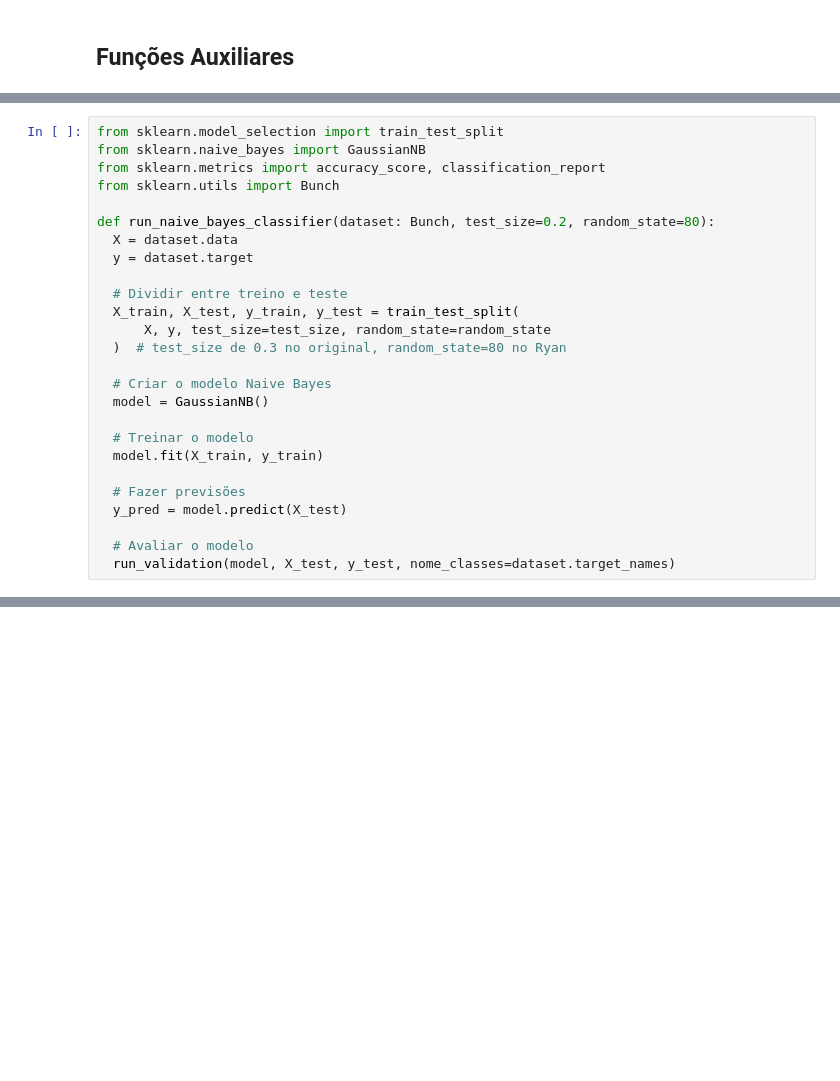
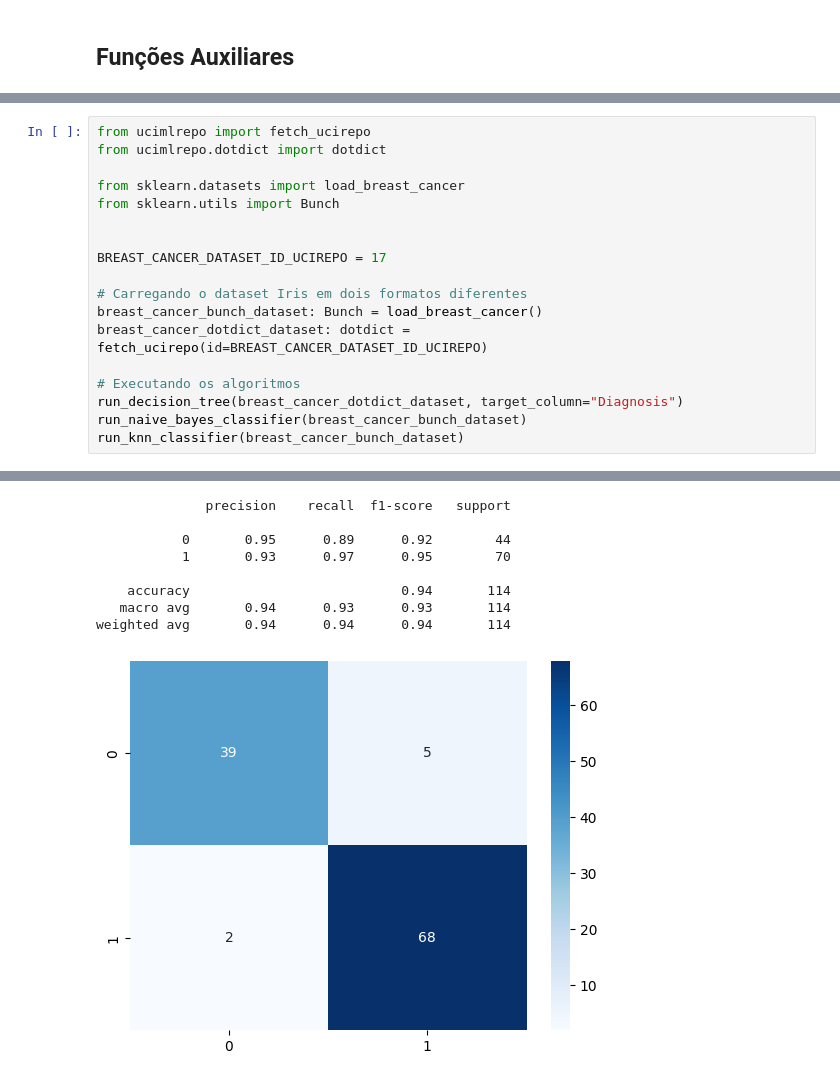
Before and after one commit to msruan/tec_2025.1, a Jupyter notebook: tbfinal_arvores.ipynb, the cells around one changed output, grey strips where cells are left out. Cells and saved outputs as stored; diff of their text form; blank space fills up the shorter version.

```diff
--- a/tbfinal_arvores.ipynb
+++ b/tbfinal_arvores.ipynb
@@ -200,26 +263,0 @@ Agora vamos utilizar para as mesmas bases de dados o algoritmo NaiveBayes
-# %%
-from sklearn.model_selection import train_test_split
-from sklearn.naive_bayes import GaussianNB
-from sklearn.metrics import accuracy_score, classification_report
-from sklearn.utils import Bunch
-
-def run_naive_bayes_classifier(dataset: Bunch, test_size=0.2, random_state=80):
-  X = dataset.data
-  y = dataset.target
-
-  # Dividir entre treino e teste
-  X_train, X_test, y_train, y_test = train_test_split(
-      X, y, test_size=test_size, random_state=random_state
-  )  # test_size de 0.3 no original, random_state=80 no Ryan
-
-  # Criar o modelo Naive Bayes
-  model = GaussianNB()
-
-  # Treinar o modelo
-  model.fit(X_train, y_train)
-
-  # Fazer previsões
-  y_pred = model.predict(X_test)
-
-  # Avaliar o modelo
-  run_validation(model, X_test, y_test, nome_classes=dataset.target_names)
@@ -344,0 +264,19 @@ weighted avg       0.37      0.60      0.46       114
+# %%
+from ucimlrepo import fetch_ucirepo
+from ucimlrepo.dotdict import dotdict
+
+from sklearn.datasets import load_breast_cancer
+from sklearn.utils import Bunch
+
+
+BREAST_CANCER_DATASET_ID_UCIREPO = 17
+
+# Carregando o dataset Iris em dois formatos diferentes
+breast_cancer_bunch_dataset: Bunch = load_breast_cancer()
+breast_cancer_dotdict_dataset: dotdict = fetch_ucirepo(id=BREAST_CANCER_DATASET_ID_UCIREPO)
+
+# Executando os algoritmos
+run_decision_tree(breast_cancer_dotdict_dataset, target_column="Diagnosis")
+run_naive_bayes_classifier(breast_cancer_bunch_dataset)
+run_knn_classifier(breast_cancer_bunch_dataset)
+# %% [output]
@@ -344,0 +337,9 @@ weighted avg       0.37      0.60      0.46       114
+              precision    recall  f1-score   support
+
+           0       0.95      0.89      0.92        44
+           1       0.93      0.97      0.95        70
+
+    accuracy                           0.94       114
+   macro avg       0.94      0.93      0.93       114
+weighted avg       0.94      0.94      0.94       114
+[figure, added]
```
Also changed, not shown: parts of 30 cells of this notebook.
